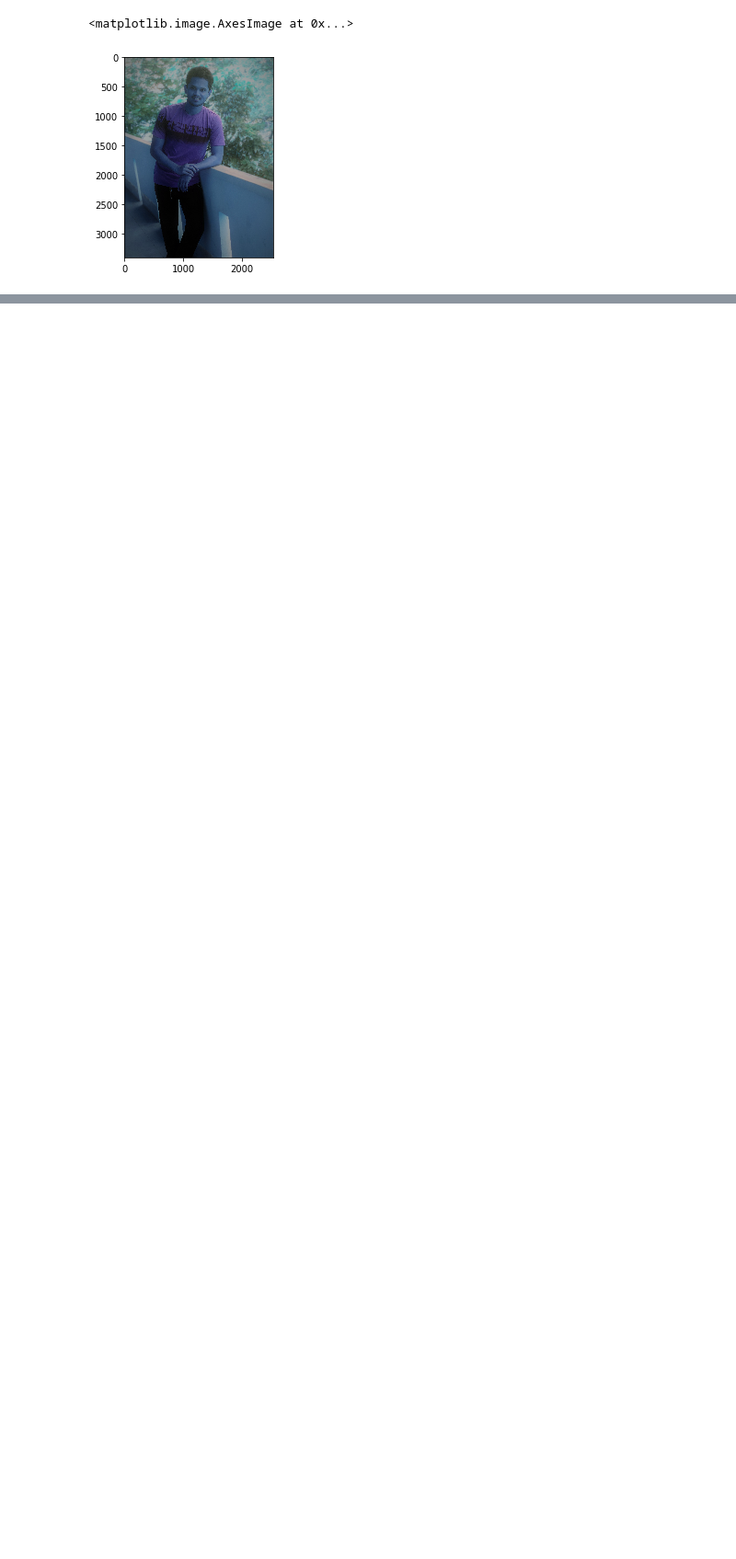
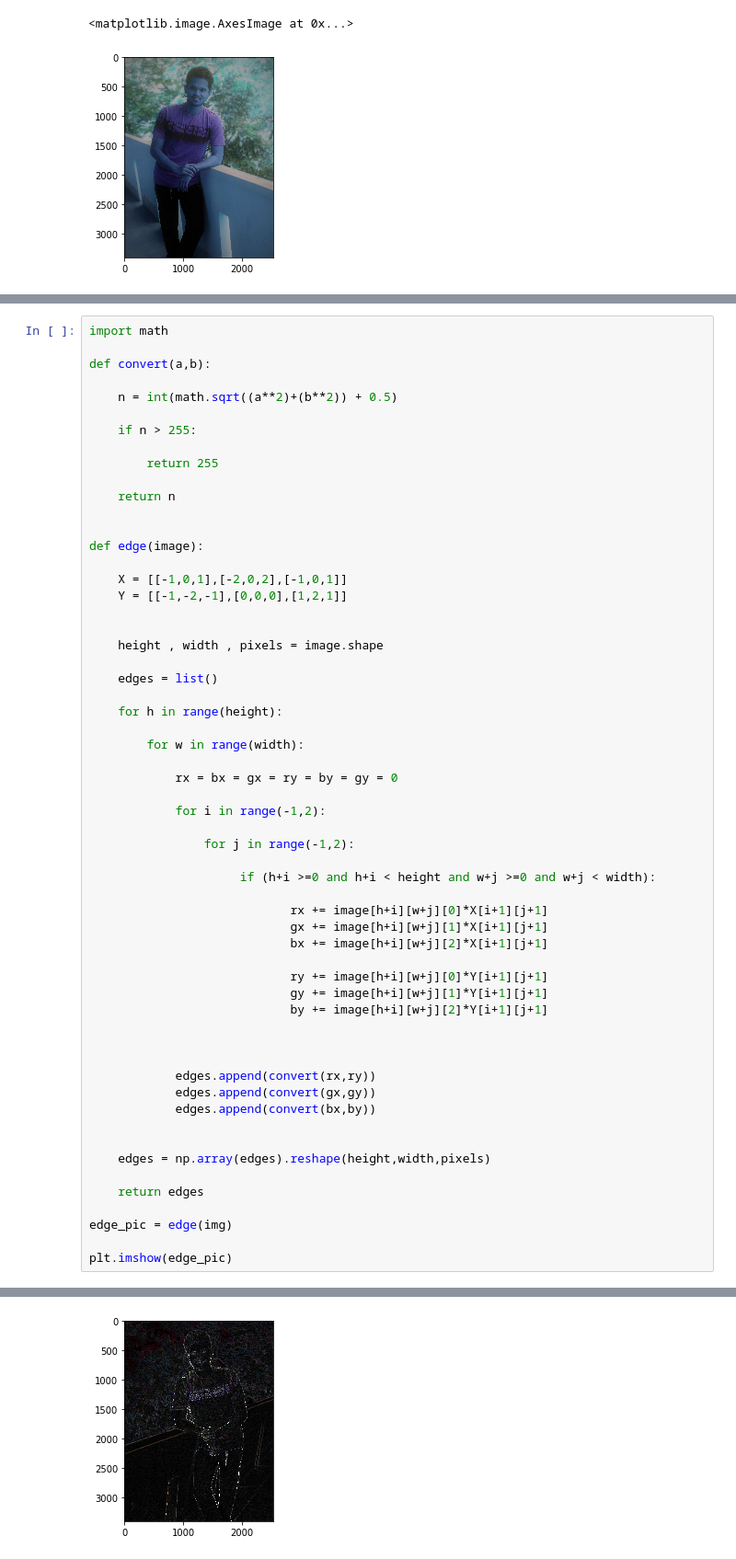
Before and after one commit to Balajikalva/CS50, a Jupyter notebook: lecture4/filter.ipynb, the cells around one changed output, grey strips where cells are left out. Shown at 92% size. Saved outputs shown, nothing was run; the diff lists cells and outputs as text; blank space fills up the shorter version.

```diff
--- a/lecture4/filter.ipynb
+++ b/lecture4/filter.ipynb
@@ -100,0 +110,59 @@ plt.imshow(reflect(img))
+# %%
+import math
+
+def convert(a,b):
+
+    n = int(math.sqrt((a**2)+(b**2)) + 0.5)
+
+    if n > 255:
+
+        return 255
+
+    return n
+
+
+def edge(image):
+
+    X = [[-1,0,1],[-2,0,2],[-1,0,1]]
+    Y = [[-1,-2,-1],[0,0,0],[1,2,1]]
+
+
+    height , width , pixels = image.shape
+
+    edges = list()
+
+    for h in range(height):
+
+        for w in range(width):
+
+            rx = bx = gx = ry = by = gy = 0
+
+            for i in range(-1,2):
+
+                for j in range(-1,2):
+
+                     if (h+i >=0 and h+i < height and w+j >=0 and w+j < width):
+
+                            rx += image[h+i][w+j][0]*X[i+1][j+1]
+                            gx += image[h+i][w+j][1]*X[i+1][j+1]
+                            bx += image[h+i][w+j][2]*X[i+1][j+1]
+
+                            ry += image[h+i][w+j][0]*Y[i+1][j+1]
+                            gy += image[h+i][w+j][1]*Y[i+1][j+1]
+                            by += image[h+i][w+j][2]*Y[i+1][j+1]
+
+
+
+            edges.append(convert(rx,ry))
+            edges.append(convert(gx,gy))
+            edges.append(convert(bx,by))
+
+
+    edges = np.array(edges).reshape(height,width,pixels)
+
+    return edges
+
+edge_pic = edge(img)
+
+plt.imshow(edge_pic)
+# %% [output]
@@ -100,0 +170 @@ plt.imshow(reflect(img))
+[figure, added]
```
Also changed, not shown: parts of 6 cells of this notebook.
